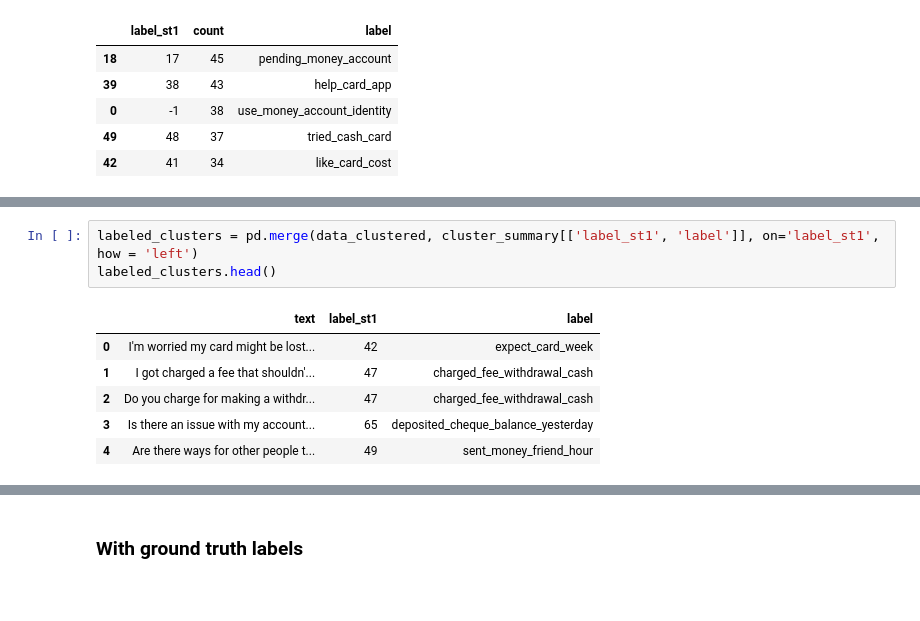
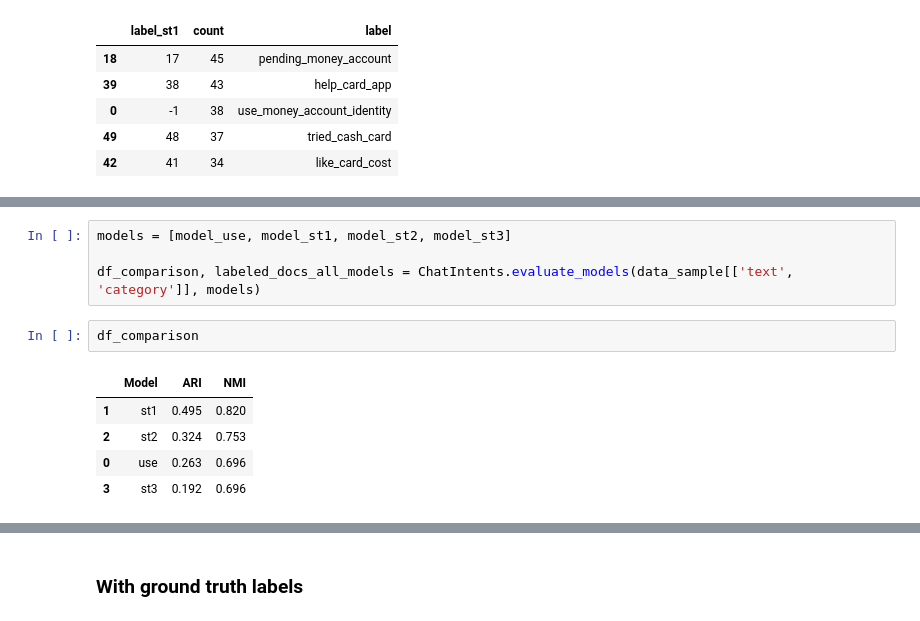
Before and after one commit to dborrelli/chat-intents, a Jupyter notebook: notebooks/chatintents_tutorial.ipynb, the cells around one changed output, grey strips where cells are left out. Saved outputs shown, nothing was run; the diff lists cells and outputs as text; blank space fills up the shorter version.

```diff
--- a/notebooks/chatintents_tutorial.ipynb
+++ b/notebooks/chatintents_tutorial.ipynb
@@ -332,10 +271,12 @@ cluster_summary.head(20)
-# %%
-labeled_clusters = pd.merge(data_clustered, cluster_summary[['label_st1', 'label']], on='label_st1', how = 'left')
-labeled_clusters.head()
-# %% [output]
-|  | text | label_st1 | label |
-| 0 | I'm worried my card might be lost... | 42 | expect_card_week |
-| 1 | I got charged a fee that shouldn'... | 47 | charged_fee_withdrawal_cash |
-| 2 | Do you charge for making a withdr... | 47 | charged_fee_withdrawal_cash |
-| 3 | Is there an issue with my account... | 65 | deposited_cheque_balance_yesterday |
-| 4 | Are there ways for other people t... | 49 | sent_money_friend_hour |
+# %%
+models = [model_use, model_st1, model_st2, model_st3]
+
+df_comparison, labeled_docs_all_models = ChatIntents.evaluate_models(data_sample[['text', 'category']], models)
+# %%
+df_comparison
+# %% [output]
+|  | Model | ARI | NMI |
+| 1 | st1 | 0.495 | 0.820 |
+| 2 | st2 | 0.324 | 0.753 |
+| 0 | use | 0.263 | 0.696 |
+| 3 | st3 | 0.192 | 0.696 |
```
Also changed, not shown: parts of 14 cells of this notebook, 1 other file.
